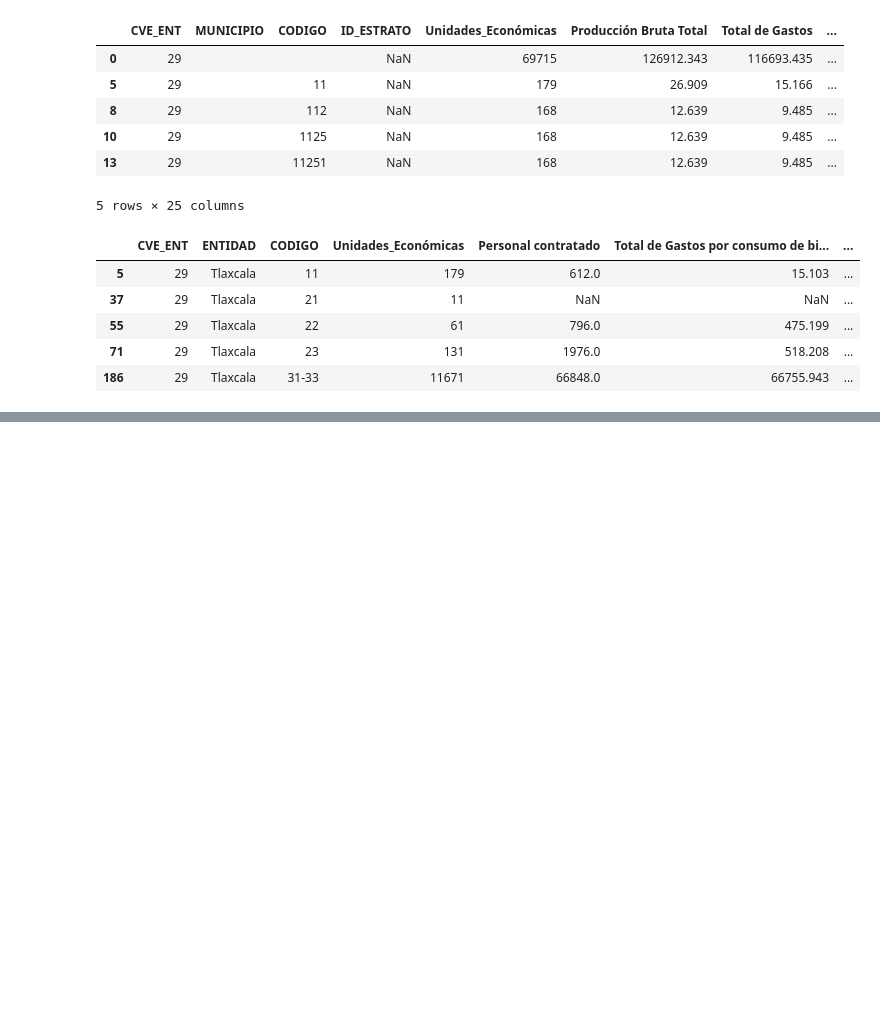
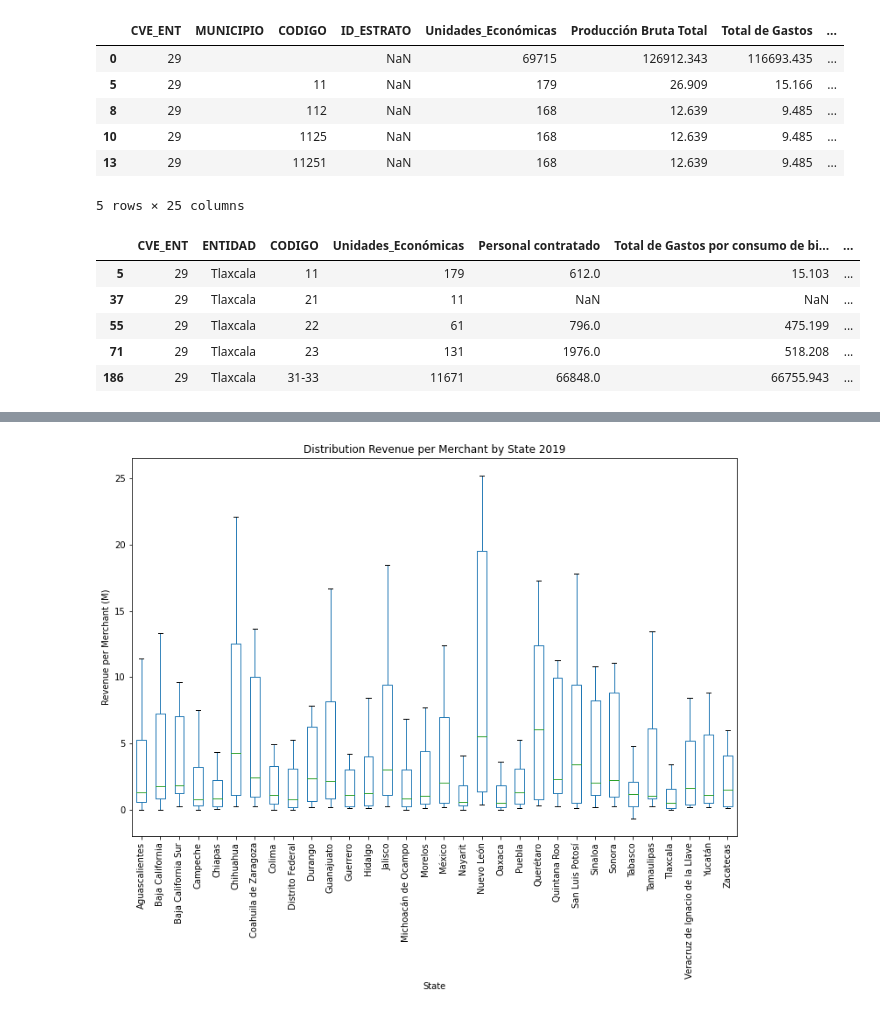
Before and after one commit to damontufar/project1, a Jupyter notebook: data_cleanup/inegi_data_2019.ipynb, the cells around one changed output, grey strips where cells are left out. Drawn from its saved outputs; the diff is of its cells as text; code cells hidden in the pictures; blank space fills up the shorter version.

Commit message:
Adding Boxplots 2019 Data

```diff
--- a/data_cleanup/inegi_data_2019.ipynb
+++ b/data_cleanup/inegi_data_2019.ipynb
@@ -303,2 +347,2 @@ final_df.to_csv(write_path)
 # %%
-revenue_per_merchant["Margen por Negocio"].groupby("CODIGO").describe()
+stats = final_df.groupby("activity_name")["Margen por Negocio"].describe()
@@ -332,0 +349,6 @@ boxplot_ent = boxplot_data.boxplot(column = ["Margen por Negocio"], by = "ENTIDA
+# %%
+#Metrics for helping defining outliers
+stats["iqr"] = stats["75%"] - stats["25%"]
+stats["lower_bound"] = stats["25%"] - (1.5* stats["iqr"])
+stats["upper_bound"] = stats["75%"] + (1.5* stats["iqr"])
+stats
@@ -332,0 +374,11 @@ boxplot_ent = boxplot_data.boxplot(column = ["Margen por Negocio"], by = "ENTIDA
+# %%
+#Selecting helper columns to define activities' outliers in the df
+stats.reset_index(inplace = True)
+bounds_df = stats[["activity_name", "lower_bound", "upper_bound"]]
+bounds_df
+#Merging helping columns to df
+
+df = pd.merge(final_df, bounds_df, on = "activity_name", how = "left")
+# %%
+f_df = df.loc[(df["Margen por Negocio"] > df["lower_bound"]) & (df["Margen por Negocio"] < df["upper_bound"])]
+f_df
@@ -332,0 +401,14 @@ boxplot_ent = boxplot_data.boxplot(column = ["Margen por Negocio"], by = "ENTIDA
+# %%
+boxplot_act = f_df.boxplot(column = ["Margen por Negocio"], by = "ENTIDAD", figsize= (12,8), rot = 90, fontsize = 10, showfliers = False)
+plt.title("Distribution Revenue per Merchant by State 2019")
+plt.xlabel("State")
+plt.ylabel("Revenue per Merchant (M)")
+plt.grid(None)
+plt.suptitle("")
+
+#Save the plot and show it
+plt.savefig("Images/Boxplot_by_State.png", bbox_inches='tight')
+plt.show()
+plt.close()
+# %% [output]
+[figure, added]
```
Also changed, not shown: parts of 14 cells of this notebook, 1 other file.
